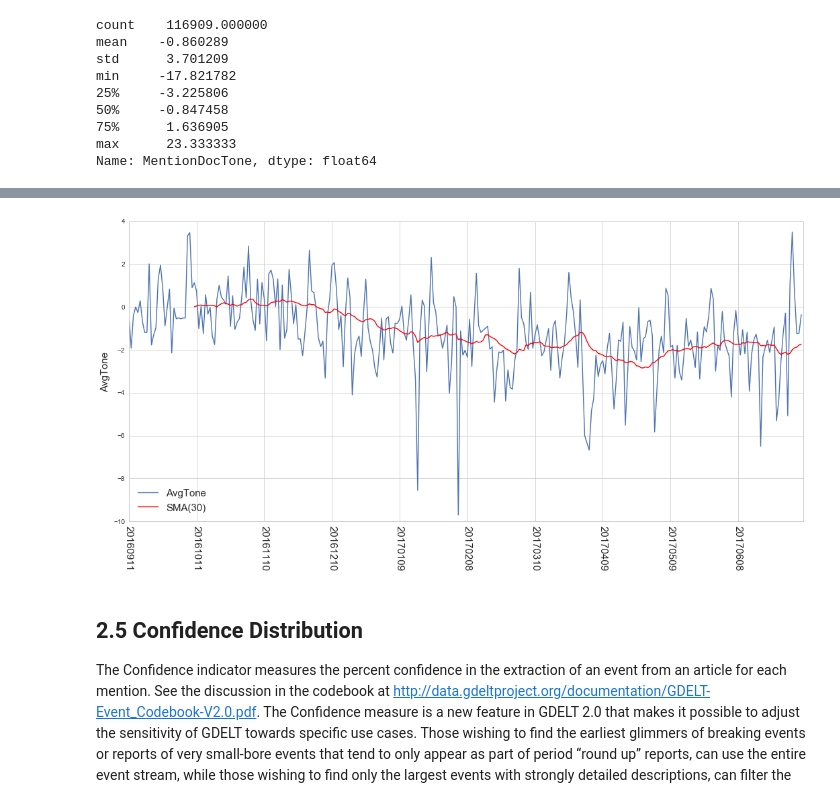
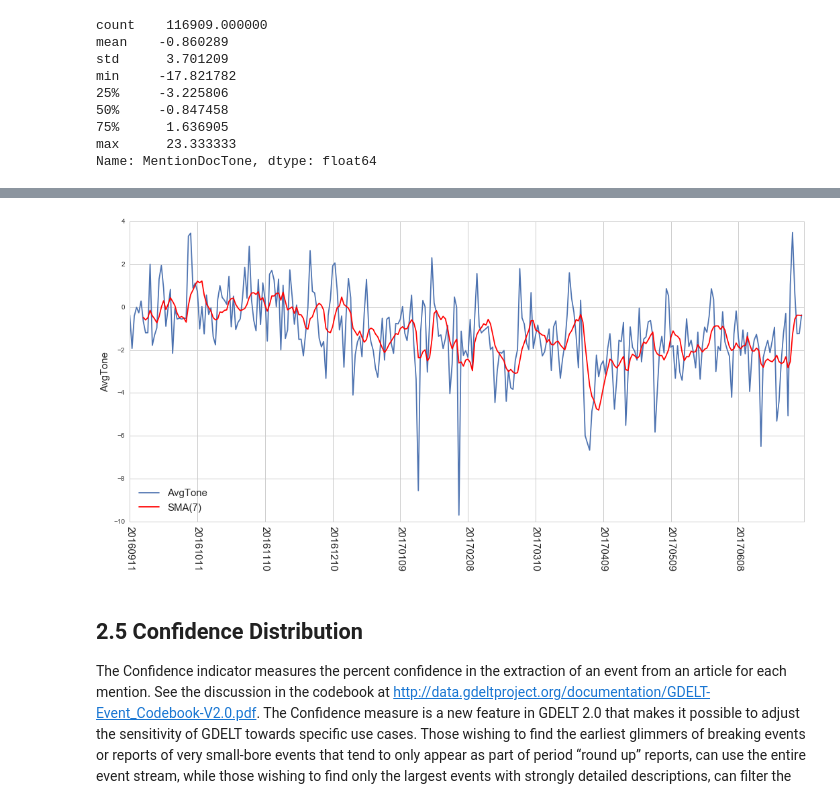
Before and after one commit to henrydambanemuya/gdelt-colombia, a Jupyter notebook: Notebooks/Mentions.ipynb, the cells around one changed output, grey strips where cells are left out. Saved outputs shown, nothing was run; the diff lists cells and outputs as text; code cells hidden in the pictures.

```diff
--- a/Notebooks/Mentions.ipynb
+++ b/Notebooks/Mentions.ipynb
@@ -144,32 +148,32 @@ plt.show()
 # %%
 all_mentions['MentionDates'] = [str(date)[:8] for date in all_mentions['MentionTimeDate']]
 
 dates = sorted([key for key in Counter(all_mentions['MentionDates']).keys()])
 daily_tone = [np.mean(all_mentions.loc[all_mentions['MentionDates'] == date, 'MentionDocTone']) for date in dates]
 
 def movingAverage(values, window):
     weights = np.repeat(1.0, window)/window
     sma = np.convolve(values, weights, 'valid')
     return sma
 
-daily_tone_ma = movingAverage(daily_tone, 30)
+daily_tone_ma = movingAverage(daily_tone, 7)
 
 fig, ax = plt.subplots(figsize=(18, 8))
 ax.set_title('', fontsize=15, fontweight='bold')
 ax.tick_params(axis='x', labelsize=15)
 ax.tick_params(axis='y', labelsize=10)
 ax.set_xlabel('', fontsize=15)
 ax.set_ylabel('AvgTone' , fontsize=15)
 ax.set_xticks(np.arange(0, len(dates), 30))
 ax.set_xticklabels(ax.xaxis.get_majorticklabels(), rotation=270)
 ax.set_xticklabels(dates[::30])
 plt.plot(np.arange(len(dates)), daily_tone, label='AvgTone')
-plt.plot(np.arange(len(dates))[len(dates)-len(daily_tone_ma):], daily_tone_ma, label='SMA(30)', c='r')
+plt.plot(np.arange(len(dates))[len(dates)-len(daily_tone_ma):], daily_tone_ma, label='SMA(7)', c='r')
 plt.xlim([0,len(dates)])
 plt.legend(loc='best', fontsize=15)
 plt.show()
 # %% [output]
-[figure, old version]
+[figure, new version]
 # %% [markdown]
 ## 2.5 Confidence Distribution
 
```
Also changed, not shown: parts of 7 cells of this notebook.
